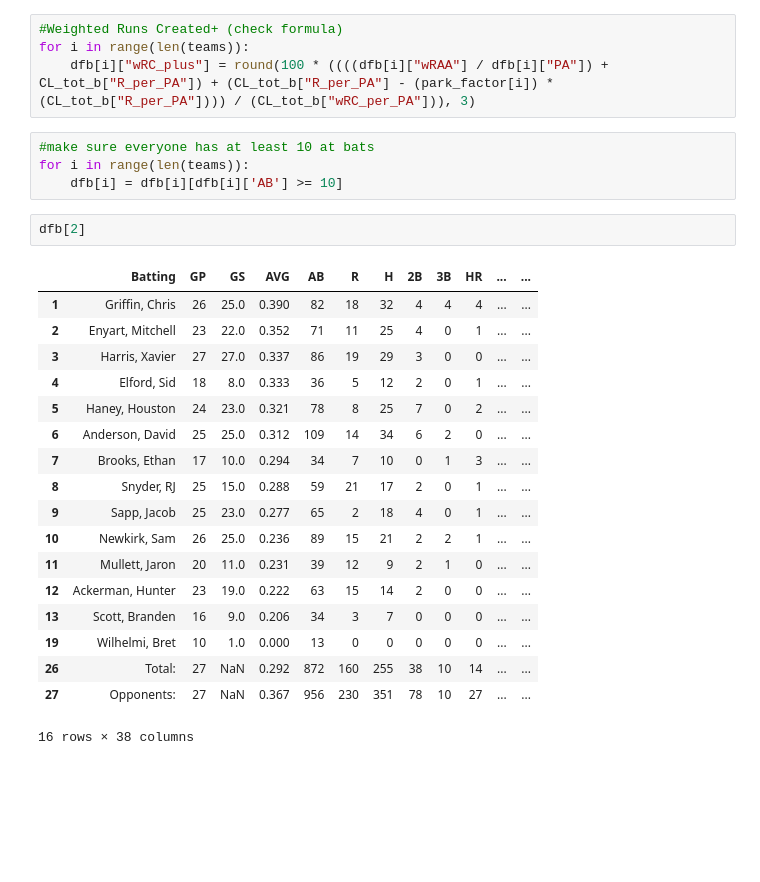
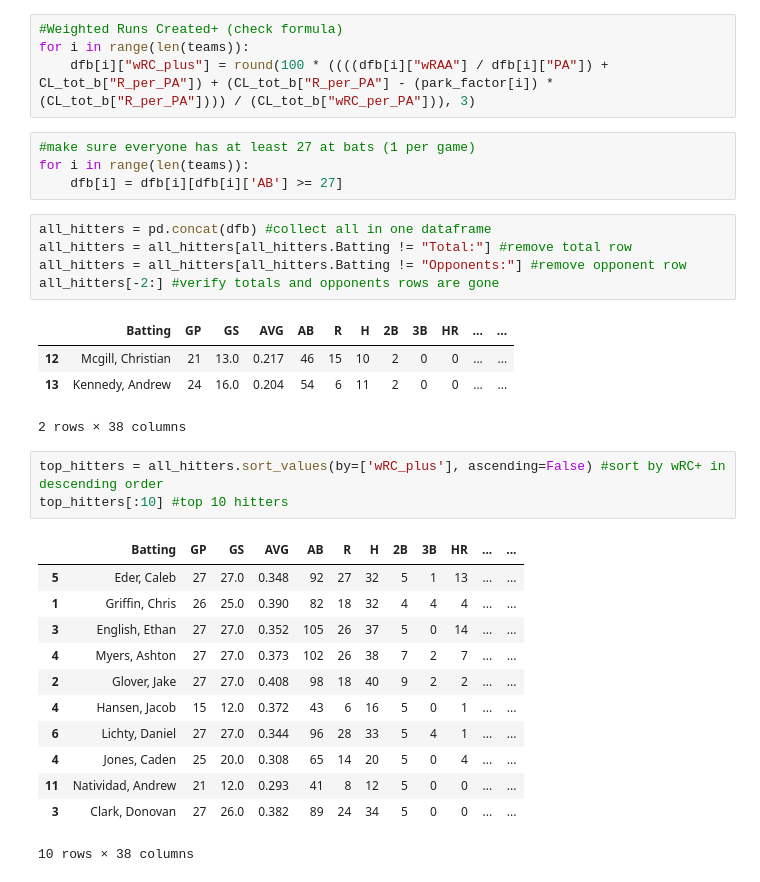
Before and after one commit to MathAtGrace/CrossRoads-Baseball, a Jupyter notebook: Python_2021/Analysis.ipynb, the cells around one changed output. Cells and saved outputs as stored; diff of their text form; blank space fills up the shorter version.

Commit message:
Ranked hitters

```diff
--- a/Python_2021/Analysis.ipynb
+++ b/Python_2021/Analysis.ipynb
@@ -151,27 +142,32 @@ with open('Park_Factor.pkl', 'rb') as f:
 for i in range(len(teams)):
     dfb[i]["wRC_plus"] = round(100 * ((((dfb[i]["wRAA"] / dfb[i]["PA"]) + CL_tot_b["R_per_PA"]) + (CL_tot_b["R_per_PA"] - (park_factor[i]) * (CL_tot_b["R_per_PA"]))) / (CL_tot_b["wRC_per_PA"])), 3)
 # %%
-#make sure everyone has at least 10 at bats
+#make sure everyone has at least 27 at bats (1 per game)
 for i in range(len(teams)):
-    dfb[i] = dfb[i][dfb[i]['AB'] >= 10]
+    dfb[i] = dfb[i][dfb[i]['AB'] >= 27]
-# %%
-dfb[2]
-# %% [output]
-|  | Batting | GP | GS | AVG | AB | R | H | 2B | 3B | HR | ... | ... |
-| 1 | Griffin, Chris | 26 | 25.0 | 0.390 | 82 | 18 | 32 | 4 | 4 | 4 | ... | ... |
-| 2 | Enyart, Mitchell | 23 | 22.0 | 0.352 | 71 | 11 | 25 | 4 | 0 | 1 | ... | ... |
-| 3 | Harris, Xavier | 27 | 27.0 | 0.337 | 86 | 19 | 29 | 3 | 0 | 0 | ... | ... |
-| 4 | Elford, Sid | 18 | 8.0 | 0.333 | 36 | 5 | 12 | 2 | 0 | 1 | ... | ... |
-| 5 | Haney, Houston | 24 | 23.0 | 0.321 | 78 | 8 | 25 | 7 | 0 | 2 | ... | ... |
-| 6 | Anderson, David | 25 | 25.0 | 0.312 | 109 | 14 | 34 | 6 | 2 | 0 | ... | ... |
-| 7 | Brooks, Ethan | 17 | 10.0 | 0.294 | 34 | 7 | 10 | 0 | 1 | 3 | ... | ... |
-| 8 | Snyder, RJ | 25 | 15.0 | 0.288 | 59 | 21 | 17 | 2 | 0 | 1 | ... | ... |
-| 9 | Sapp, Jacob | 25 | 23.0 | 0.277 | 65 | 2 | 18 | 4 | 0 | 1 | ... | ... |
-| 10 | Newkirk, Sam | 26 | 25.0 | 0.236 | 89 | 15 | 21 | 2 | 2 | 1 | ... | ... |
-| 11 | Mullett, Jaron | 20 | 11.0 | 0.231 | 39 | 12 | 9 | 2 | 1 | 0 | ... | ... |
-| 12 | Ackerman, Hunter | 23 | 19.0 | 0.222 | 63 | 15 | 14 | 2 | 0 | 0 | ... | ... |
-| 13 | Scott, Branden | 16 | 9.0 | 0.206 | 34 | 3 | 7 | 0 | 0 | 0 | ... | ... |
-| 19 | Wilhelmi, Bret | 10 | 1.0 | 0.000 | 13 | 0 | 0 | 0 | 0 | 0 | ... | ... |
-| 26 | Total: | 27 | NaN | 0.292 | 872 | 160 | 255 | 38 | 10 | 14 | ... | ... |
-| 27 | Opponents: | 27 | NaN | 0.367 | 956 | 230 | 351 | 78 | 10 | 27 | ... | ... |
-16 rows × 38 columns
+# %%
+all_hitters = pd.concat(dfb) #collect all in one dataframe
+all_hitters = all_hitters[all_hitters.Batting != "Total:"] #remove total row
+all_hitters = all_hitters[all_hitters.Batting != "Opponents:"] #remove opponent row
+all_hitters[-2:] #verify totals and opponents rows are gone
+# %% [output]
+|  | Batting | GP | GS | AVG | AB | R | H | 2B | 3B | HR | ... | ... |
+| 12 | Mcgill, Christian | 21 | 13.0 | 0.217 | 46 | 15 | 10 | 2 | 0 | 0 | ... | ... |
+| 13 | Kennedy, Andrew | 24 | 16.0 | 0.204 | 54 | 6 | 11 | 2 | 0 | 0 | ... | ... |
+2 rows × 38 columns
+# %%
+top_hitters = all_hitters.sort_values(by=['wRC_plus'], ascending=False) #sort by wRC+ in descending order
+top_hitters[:10] #top 10 hitters
+# %% [output]
+|  | Batting | GP | GS | AVG | AB | R | H | 2B | 3B | HR | ... | ... |
+| 5 | Eder, Caleb | 27 | 27.0 | 0.348 | 92 | 27 | 32 | 5 | 1 | 13 | ... | ... |
+| 1 | Griffin, Chris | 26 | 25.0 | 0.390 | 82 | 18 | 32 | 4 | 4 | 4 | ... | ... |
+| 3 | English, Ethan | 27 | 27.0 | 0.352 | 105 | 26 | 37 | 5 | 0 | 14 | ... | ... |
+| 4 | Myers, Ashton | 27 | 27.0 | 0.373 | 102 | 26 | 38 | 7 | 2 | 7 | ... | ... |
+| 2 | Glover, Jake | 27 | 27.0 | 0.408 | 98 | 18 | 40 | 9 | 2 | 2 | ... | ... |
+| 4 | Hansen, Jacob | 15 | 12.0 | 0.372 | 43 | 6 | 16 | 5 | 0 | 1 | ... | ... |
+| 6 | Lichty, Daniel | 27 | 27.0 | 0.344 | 96 | 28 | 33 | 5 | 4 | 1 | ... | ... |
+| 4 | Jones, Caden | 25 | 20.0 | 0.308 | 65 | 14 | 20 | 5 | 0 | 4 | ... | ... |
+| 11 | Natividad, Andrew | 21 | 12.0 | 0.293 | 41 | 8 | 12 | 5 | 0 | 0 | ... | ... |
+| 3 | Clark, Donovan | 27 | 26.0 | 0.382 | 89 | 24 | 34 | 5 | 0 | 0 | ... | ... |
+10 rows × 38 columns
```
Also changed, not shown: parts of 3 cells of this notebook.
